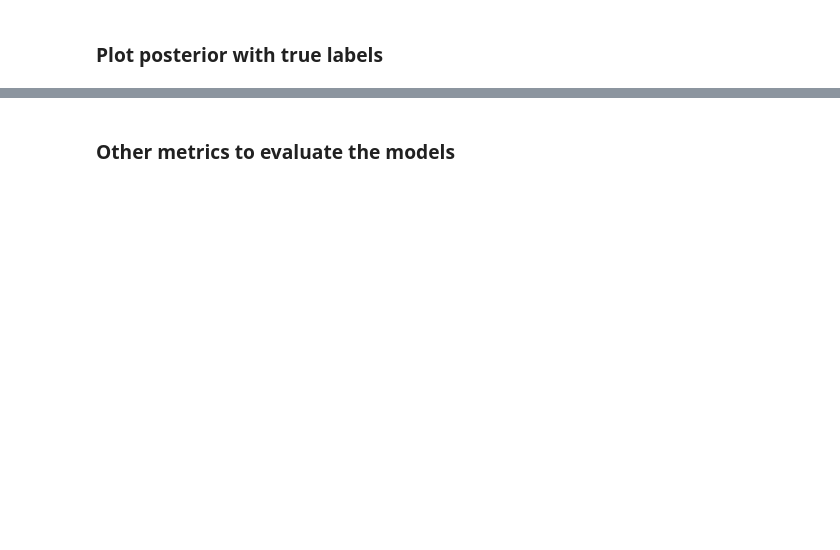
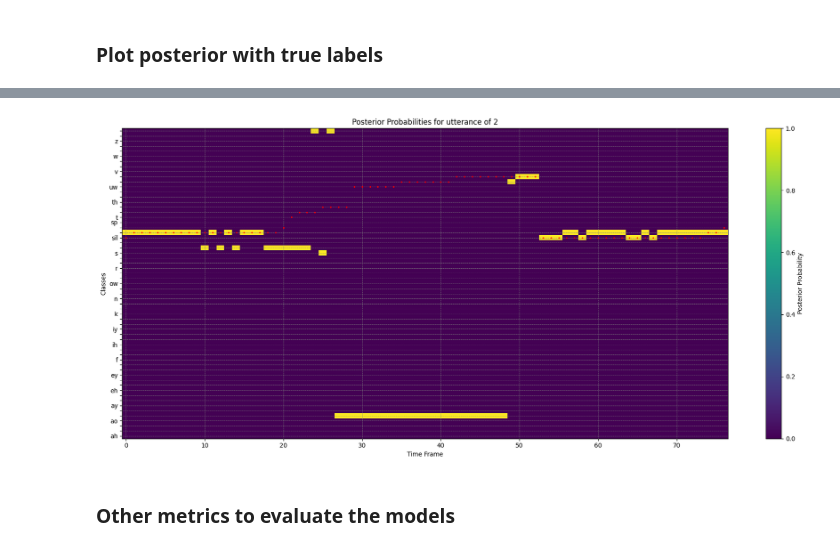
Before and after one commit to celdot/Speech_Speaker_Recognition, a Jupyter notebook: Assignements/lab3/lab3.ipynb, the cells around one changed output, grey strips where cells are left out. Cells and saved outputs as stored; diff of their text form; code cells hidden in the pictures; blank space fills up the shorter version.

```diff
--- a/Assignements/lab3/lab3.ipynb
+++ b/Assignements/lab3/lab3.ipynb
@@ -663,3 +668,7 @@ plot_posteriors_for_example_utterance("lmfcc_4h", example, stateList, lmfcc_scal
+# %%
+plot_posteriors_for_example_utterance("MLPSigmoid_lmfcc_4h", example, stateList, lmfcc_scaler)
+# %% [output]
+[figure, added]
 # %% [markdown]
 ### Other metrics to evaluate the models
 # %%
```
Also changed, not shown: parts of 3 cells of this notebook, 3 other files.
